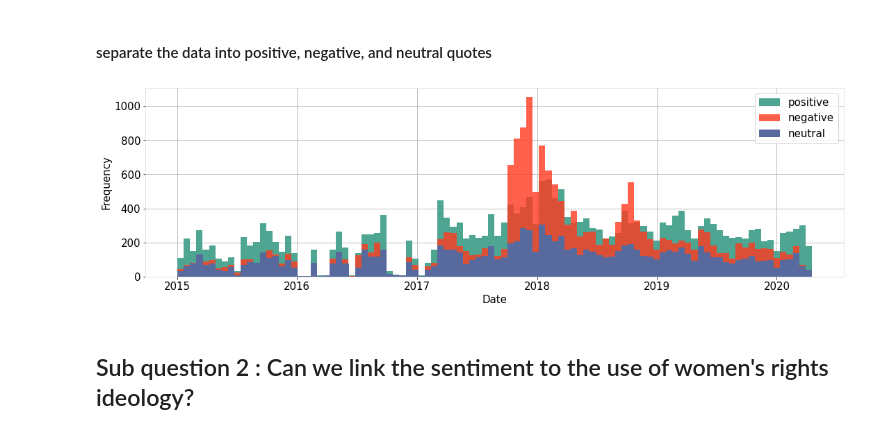
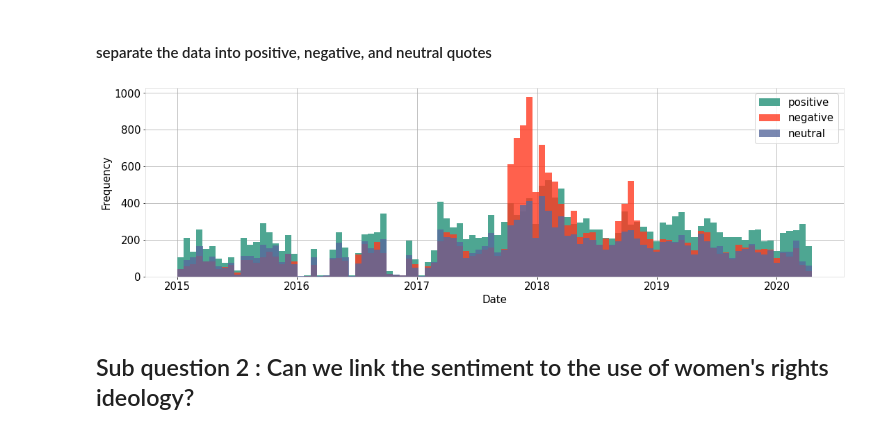
Before and after one commit to epfl-ada/ada-2021-project-concatsanddogs, a Jupyter notebook: Milestone_3_RQ4_sentiment_analysis.ipynb, the cells around one changed output. Cells and saved outputs as stored; diff of their text form; code cells hidden in the pictures.

```diff
--- a/Milestone_3_RQ4_sentiment_analysis.ipynb
+++ b/Milestone_3_RQ4_sentiment_analysis.ipynb
@@ -399,9 +399,9 @@ plt.show()
 # %%
 # take a threshold and separate the data in two :
 # threshold choice currently partly arbitrary
-df_positive = df.query('sentiment > 0.25')
-df_negative = df.query('sentiment < -0.25')
-df_neutral  = df.query('sentiment > -0.25').query('sentiment < 0.25')
+df_positive = df.query('sentiment > 0.35')
+df_negative = df.query('sentiment < -0.35')
+df_neutral  = df.query('sentiment > -0.35').query('sentiment < 0.35')
 # %%
 # Create an array with the colors you want to use
 colors = ["#FF0B04", "#4374B3"]
@@ -410,28 +410,28 @@ customPalette = sns.set_palette(sns.color_palette(colors))
 # %%
 fig, ax = plt.subplots()
 # Just write the name of the font
 mpl.rcParams['font.sans-serif'] = 'Lato'
 plt.rcParams['font.size'] = 15
 plt.rcParams["figure.figsize"] = (25,5)
 
 ax.spines['bottom'].set_color('#dddddd')
 ax.spines['top'].set_color('#dddddd')
 ax.spines['right'].set_color('#dddddd')
 ax.spines['left'].set_color('#dddddd')
 
 df_positive['date'].hist(bins = 100, figsize = [18,5],color='#4EA692')
 df_negative['date'].hist(bins = 100, figsize = [18,5],alpha = 0.8,color ='#FF3A20')
 # seems like around 2018 there were a lot of negative quotations
-df_neutral['date'].hist(bins = 100, figsize = [18,5],alpha = 1,color='#58699D')
+df_neutral['date'].hist(bins = 100, figsize = [18,5],alpha = 0.8,color='#58699D')
 #plt.grid(False)
 ax.set_axisbelow(True) # set grid lines behind
 plt.xlabel('Date')
 plt.ylabel('Frequency')
 plt.legend(labels=('positive','negative','neutral'))
 plt.savefig("./img/sentiment_time_pos_neg_neu.jpg",dpi=400,bbox_inches='tight')
 plt.show()
 # %% [output]
-[figure, old version]
+[figure, new version]
 # %% [markdown]
 ## Sub question 2 : Can we link the sentiment to the use of women's rights ideology?
 # %% [markdown]
```
